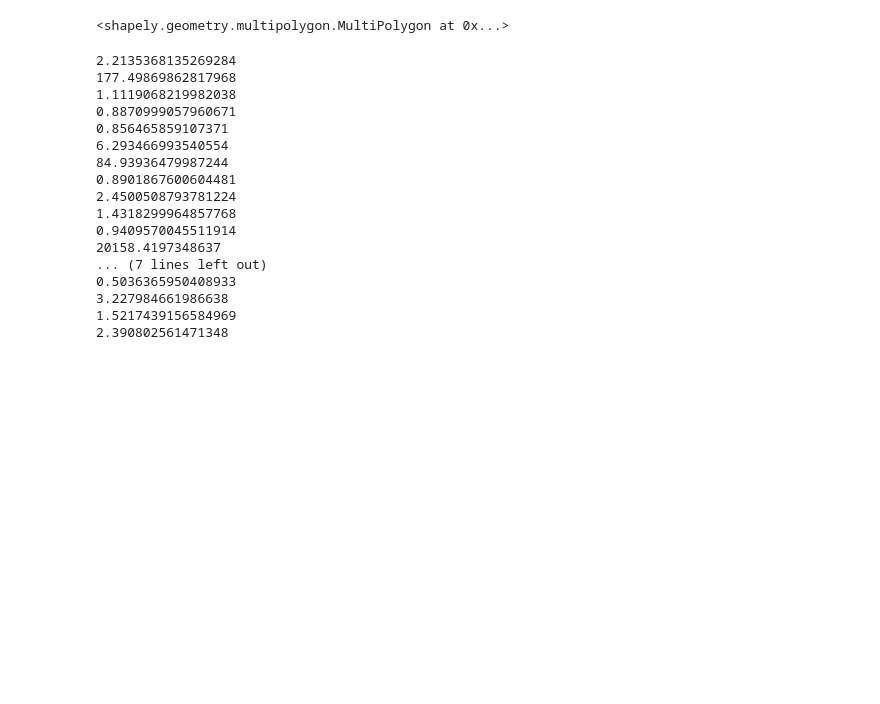
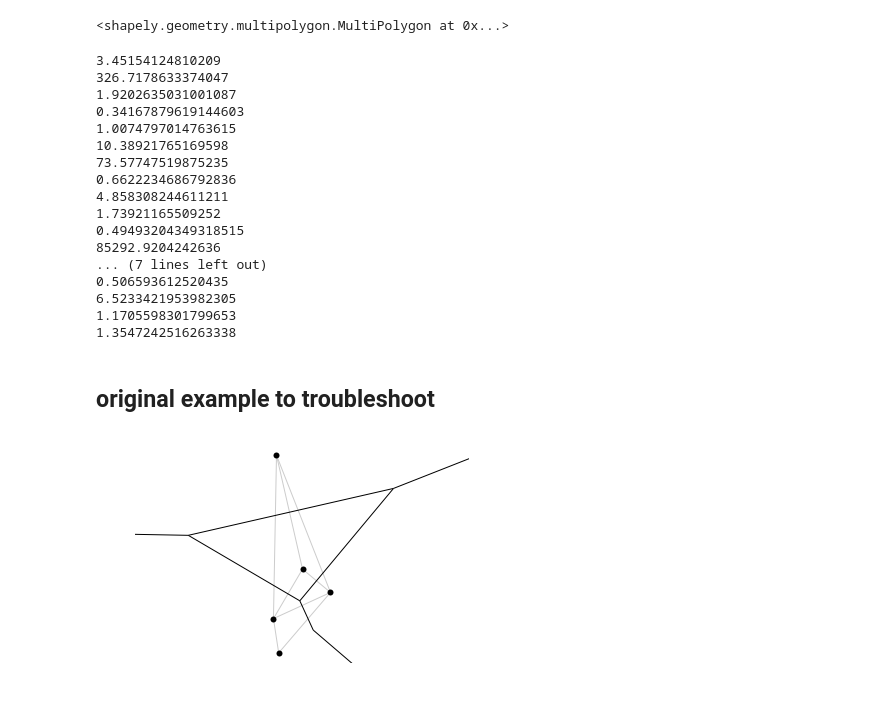
Before and after one commit to RPGroup-PBoC/growth_limits, a Jupyter notebook: code/exploratory/weighted_voronoi_treemap.ipynb, the cells around one changed output. Drawn from its saved outputs; the diff is of its cells as text; code cells hidden in the pictures; blank space fills up the shorter version.

Commit message:
a bit of progress on  weighting diagrams

```diff
--- a/code/exploratory/weighted_voronoi_treemap.ipynb
+++ b/code/exploratory/weighted_voronoi_treemap.ipynb
@@ -64,8 +65,8 @@ def get_power_triangulation(S, R):
     hull = ConvexHull(S_lifted)
 
     # Extract the Delaunay triangulation from the lower hull
-    tri_list = tuple([a, b, c] if is_ccw_triangle(S[a], S[b], S[c]) else [a, c, b]  for (a, b, c), eq in zip(hull.simplices, hull.equations) if eq[2] <= 0)
-
+#     tri_list = tuple([a, b, c] if is_ccw_triangle(S[a], S[b], S[c]) else [a, c, b]  for (a, b, c), eq in zip(hull.simplices, hull.equations) if eq[2] <= 0)
+    tri_list = Delaunay(S_lifted,  qhull_options="QJ Pp")
     # Compute the Voronoi points
     V = numpy.array([get_power_circumcenter(*S_lifted[tri]) for tri in tri_list])
 
@@ -75,18 +76,16 @@ def get_power_triangulation(S, R):
 # --- Delaunay triangulation --------------------------------------------------
 
 def get_triangle_normal(A, B, C):
-	return normalized(numpy.cross(A, B) + numpy.cross(B, C) + numpy.cross(C, A))
+    return normalized(np.cross(A, B) + np.cross(B, C) + np.cross(C, A))
 
 
 def get_power_circumcenter(A, B, C):
-	N = get_triangle_normal(A, B, C)
-	return (-.5 / N[2]) * N[:2]
-
-
+    N = get_triangle_normal(A, B, C)
+    return (-.5 / N[2]) * N[:2]
 
 def is_ccw_triangle(A, B, C):
-	M = numpy.concatenate([numpy.stack([A, B, C]), numpy.ones((3, 1))], axis = 1)
-	return numpy.linalg.det(M) > 0
+    M = numpy.concatenate([np.stack([A, B, C]), np.ones((3, 1))], axis = 1)
+    return numpy.linalg.det(M) > 0
 
 
 # --- Compute Voronoi cells ---------------------------------------------------
@@ -152,6 +151,7 @@ def get_voronoi_cells(S, V, tri_list):
                 voronoi_cell_map[v].append(((np.inf, edge_map[edge][0]), (D, -W, np.inf, 0)))
 
 
+
     # Order the segments
     def order_segment_list(segment_list):
         # Pick the first element
@@ -392,6 +392,6 @@ eps = 0.0000001
 weights = frac.mass_frac.values
 
 # border
-b_s = 10
+b_s = 15
 border = box(-b_s, -b_s, b_s, b_s)
 # err_thresh = 0.1
@@ -430,15 +428,15 @@ for i, cell in enumerate(V_cell):
 # %%
 # Perform iteration on initialized V_cell
 for i in np.arange(100):
-    print(i)
+#     print(i)
     S, W = AdaptPositionsWeights(S, V_cell, W)
 
     tri_list, V_cell = compute_power_voronoi_map(S, W, eps, border)
 
-    W = AdaptWeights(V_cell, S, border, W, weights, err = 1E-4)
+    W = AdaptWeights(V_cell, S, border, W, weights, err = 1E-5)
 
     tri_list, V_cell = compute_power_voronoi_map(S, W, eps, border)
-
+    print(len(tri_list))
     # calculate discrepency between desired cell area and
     # current cell area.
     # I don't understand the error function in Nocaj, A., & Brandes, U. (2012),
@@ -497,21 +475,21 @@ V_cell
 for i, cell in enumerate(V_cell):
     print(cell.area/(border.area * weights[i]))
 # %% [output]
-2.2135368135269284
-177.49869862817968
-1.1119068219982038
-0.8870999057960671
-0.856465859107371
-6.293466993540554
-84.93936479987244
-0.8901867600604481
-2.4500508793781224
-1.4318299964857768
-0.9409570045511914
-20158.4197348637
+3.45154124810209
+326.7178633374047
+1.9202635031001087
+0.34167879619144603
+1.0074797014763615
+10.38921765169598
+73.57747519875235
+0.6622234686792836
+4.858308244611211
+1.73921165509252
+0.49493204349318515
+85292.9204242636
 ... (7 lines left out)
-0.5036365950408933
-3.227984661986638
-1.5217439156584969
-2.390802561471348
+0.506593612520435
+6.5233421953982305
+1.1705598301799653
+1.3547242516263338
 # %%
@@ -518,0 +497,2 @@ np.set_printoptions(suppress=True)
+# %% [markdown]
+## original example to troubleshoot
@@ -518,0 +658,15 @@ np.set_printoptions(suppress=True)
+# %%
+# Generate samples
+S = 10. * disc_uniform_pick(5)
+R = .8 * numpy.random.random(len(S)) + .2
+
+# Compute the Delaunay triangulation of the points
+tri_list = get_delaunay_triangulation(S)
+
+# Compute the Voronoi cells
+voronoi_cell_list, voronoi_cell_list_ = get_voronoi_cells(S, tri_list)
+
+# Display the result
+display(S, tri_list, voronoi_cell_list)
+# %% [output]
+[figure, added]
```
Also changed, not shown: parts of 13 cells of this notebook.
